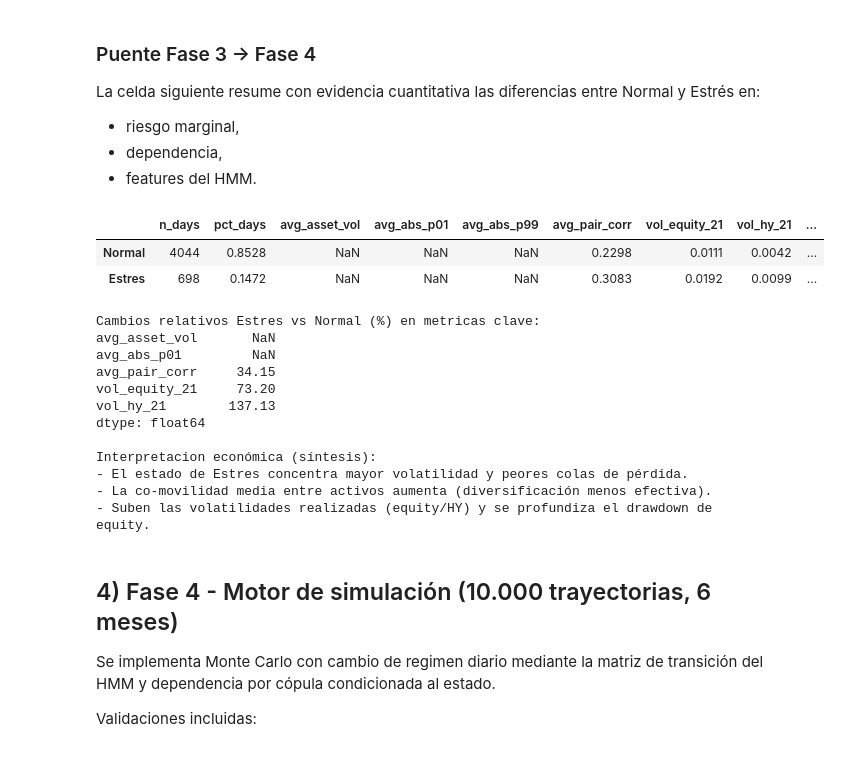
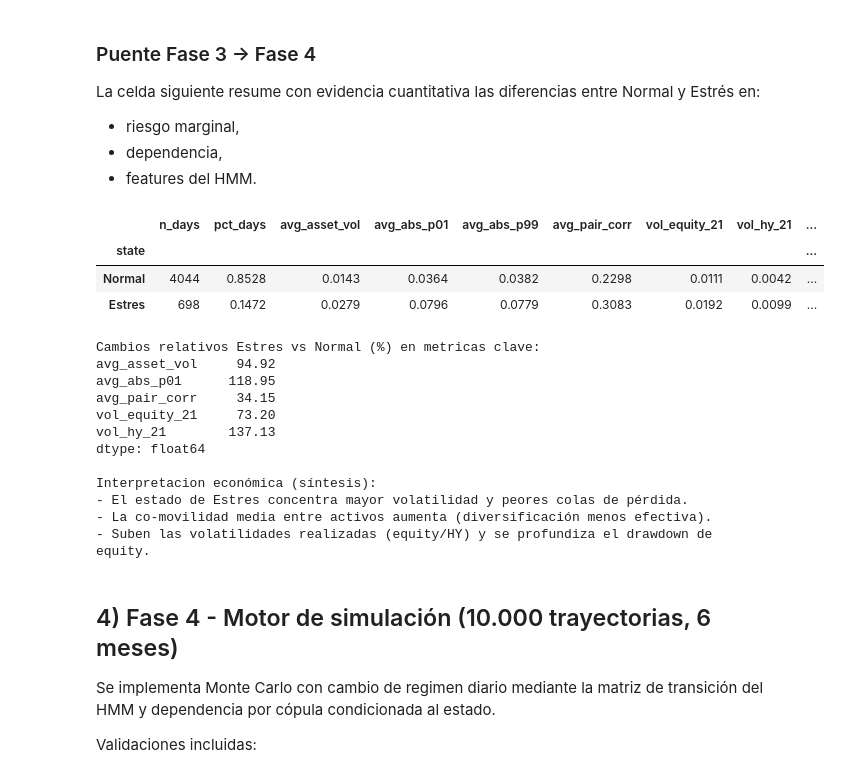
Before and after one commit to rodovilllapa210/29--30-y-31-enero.-Gesti-n-De-Riesgos-Financieros.-Francisco-P-rez--lvaro-Ar-valo-20260129, a Jupyter notebook: Taller_Riesgos_HMM_Copulasv2_main.ipynb, the cells around one changed output. Drawn from its saved outputs; the diff is of its cells as text; code cells hidden in the pictures.

```diff
--- a/Taller_Riesgos_HMM_Copulasv2_main.ipynb
+++ b/Taller_Riesgos_HMM_Copulasv2_main.ipynb
@@ -2955,64 +3005,83 @@ La celda siguiente resume con evidencia cuantitativa las diferencias entre Norma
 - dependencia,
 - features del HMM.
 # %%
-# --- Transición Fase 3->4: resumen cuantitativo de diferencias entre regímenes ---
+# --- Transición Fase 3->4: resumen cuantitativo de diferencias entre regímenes  ---
+
 ret = returns.copy()
 flags = is_crisis.reindex(ret.index).astype("boolean").fillna(False).astype(bool)
 
-summary = pd.DataFrame(index=["Normal", "Estres"])
+# Mapeo consistente entre nombres internos (risk_by_state) y nombres de presentación
+present_order = ["Normal", "Estres"]
+internal_order = ["normal", "crisis"]
+name_map = {"normal": "Normal", "crisis": "Estres"}
+
+summary = pd.DataFrame(index=present_order)
+summary.index.name = "state"
+
+# Días por régimen
 summary["n_days"] = [int((~flags).sum()), int(flags.sum())]
 summary["pct_days"] = summary["n_days"] / len(flags)
 
 # Riesgo marginal medio por estado (promediado sobre activos)
-# Usar los nombres de columna correctos que existen en risk_by_state
-by_state = risk_by_state.groupby("state")
-summary["avg_asset_vol"] = by_state["vol_daily"].mean().reindex(summary.index)
+by_state = risk_by_state.groupby("state", dropna=False)
 
-# Como no tenemos VaR_1 y ES_1, usamos los percentiles disponibles como proxy
-summary["avg_abs_p01"] = (-by_state["p01"].mean()).reindex(summary.index)
-summary["avg_abs_p99"] = by_state["p99"].mean().reindex(summary.index)
+vol_s = by_state["vol_daily"].mean().rename(index=name_map)
+p01_s = (-by_state["p01"].mean()).rename(index=name_map)
+p99_s = ( by_state["p99"].mean()).rename(index=name_map)
+
+summary["avg_asset_vol"] = vol_s.reindex(present_order)
+summary["avg_abs_p01"]   = p01_s.reindex(present_order)
+summary["avg_abs_p99"]   = p99_s.reindex(present_order)
 
 # Dependencia lineal media
 corr_n = ret.loc[~flags].corr()
 corr_s = ret.loc[flags].corr()
 tri = np.triu_indices_from(corr_n, k=1)
+
 summary.loc["Normal", "avg_pair_corr"] = float(np.nanmean(corr_n.values[tri]))
 summary.loc["Estres", "avg_pair_corr"] = float(np.nanmean(corr_s.values[tri]))
 
 # Features medias del HMM por estado
 feat = features.copy()
-feat["state"] = np.where(flags.reindex(feat.index).astype("boolean").fillna(False).astype(bool), "Estres", "Normal")
-feat_means = feat.groupby("state")[["vol_equity_21", "vol_hy_21", "dd_equity", "r_credit", "r_equity"]].mean()
-for col in feat_means.columns:
-    summary[col] = feat_means[col].reindex(summary.index)
+feat["state"] = np.where(
+    flags.reindex(feat.index).astype("boolean").fillna(False).astype(bool),
+    "Estres",
+    "Normal",
+)
+
+feat_cols = ["vol_equity_21", "vol_hy_21", "dd_equity", "r_credit", "r_equity"]
+feat_means = feat.groupby("state")[feat_cols].mean()
+for col in feat_cols:
+    summary[col] = feat_means[col].reindex(present_order)
 
 # Dependencia en cola t-copula (si existe fit en ambos estados)
 if "Normal" in fits and "Estres" in fits:
     LtN = np.asarray(fits["Normal"]["t_taildep_lambdaL"], dtype=float)
     LtS = np.asarray(fits["Estres"]["t_taildep_lambdaL"], dtype=float)
     summary.loc["Normal", "avg_tcopula_lambdaL"] = float(np.nanmean(LtN[tri]))
     summary.loc["Estres", "avg_tcopula_lambdaL"] = float(np.nanmean(LtS[tri]))
 
 display(summary.round(4))
 
 delta_pct = (summary.loc["Estres"] / summary.loc["Normal"] - 1.0) * 100.0
 key_cols = ["avg_asset_vol", "avg_abs_p01", "avg_pair_corr", "vol_equity_21", "vol_hy_21"]
 print()
 print("Cambios relativos Estres vs Normal (%) en metricas clave:")
 print(delta_pct[key_cols].round(2))
 
 print()
 print("Interpretacion económica (síntesis):")
 print("- El estado de Estres concentra mayor volatilidad y peores colas de pérdida.")
 print("- La co-movilidad media entre activos aumenta (diversificación menos efectiva).")
 print("- Suben las volatilidades realizadas (equity/HY) y se profundiza el drawdown de equity.")
 # %% [output]
 |  | n_days | pct_days | avg_asset_vol | avg_abs_p01 | avg_abs_p99 | avg_pair_corr | vol_equity_21 | vol_hy_21 | ... |
-| Normal | 4044 | 0.8528 | NaN | NaN | NaN | 0.2298 | 0.0111 | 0.0042 | ... |
-| Estres | 698 | 0.1472 | NaN | NaN | NaN | 0.3083 | 0.0192 | 0.0099 | ... |
+| state |  |  |  |  |  |  |  |  | ... |
+| Normal | 4044 | 0.8528 | 0.0143 | 0.0364 | 0.0382 | 0.2298 | 0.0111 | 0.0042 | ... |
+| Estres | 698 | 0.1472 | 0.0279 | 0.0796 | 0.0779 | 0.3083 | 0.0192 | 0.0099 | ... |
 Cambios relativos Estres vs Normal (%) en metricas clave:
-avg_asset_vol       NaN
-avg_abs_p01         NaN
+avg_asset_vol     94.92
+avg_abs_p01      118.95
 avg_pair_corr     34.15
 vol_equity_21     73.20
 vol_hy_21        137.13
```
Also changed, not shown: parts of 13 cells of this notebook, 21 other files.
